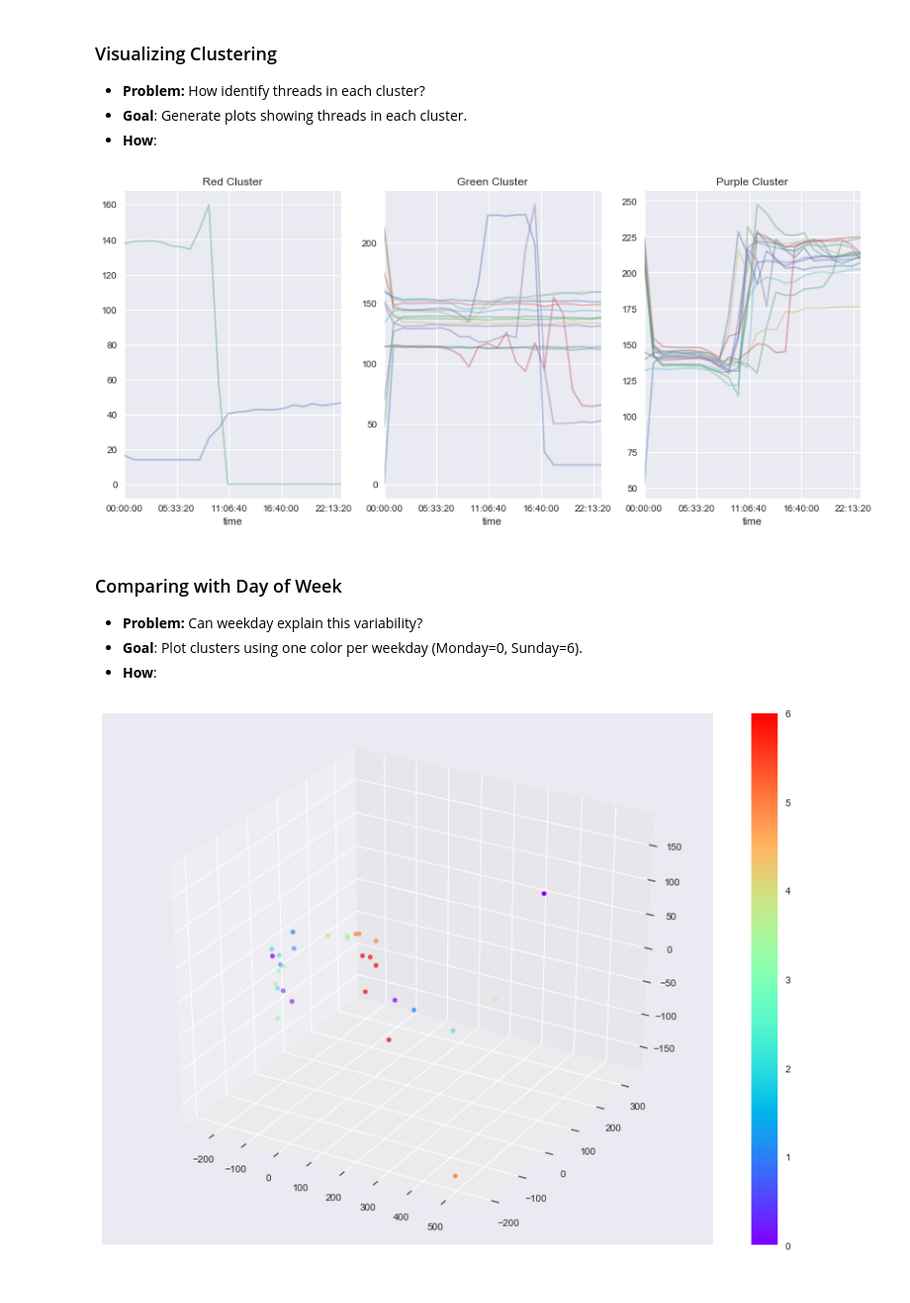
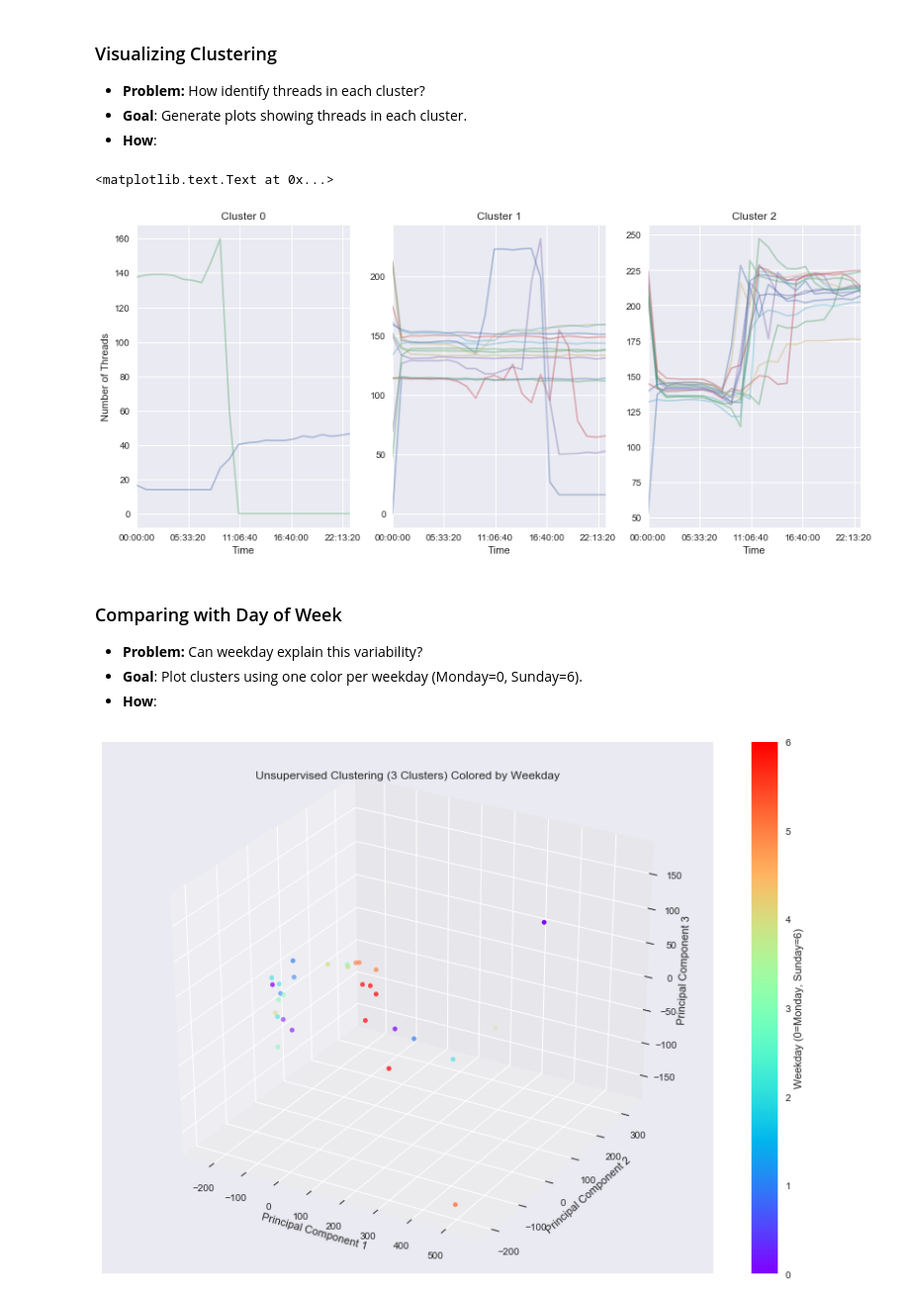
Before and after one commit to ranophoenix/jvmthreadparser, a Jupyter notebook: Thread Analysis.ipynb, the cells around one changed output. Shown: that part at 99% size. Cells and saved outputs as stored; diff of their text form; code cells hidden in the pictures.

Commit message:
Axis labeling

```diff
--- a/Thread Analysis.ipynb
+++ b/Thread Analysis.ipynb
@@ -134,11 +154,16 @@ pivoted.T[labels == 0].T.plot(legend=False, alpha=0.4, ax=ax[0]);
 pivoted.T[labels == 1].T.plot(legend=False, alpha=0.4, ax=ax[1]);
 pivoted.T[labels == 2].T.plot(legend=False, alpha=0.4, ax=ax[2]);
 
-ax[0].set_title('Red Cluster')
-ax[1].set_title('Green Cluster');
-ax[2].set_title('Purple Cluster');
+ax[0].set_title('Cluster 0')
+ax[0].set_xlabel('Time')
+ax[0].set_ylabel('Number of Threads')
+ax[1].set_title('Cluster 1');
+ax[1].set_xlabel('Time')
+ax[2].set_title('Cluster 2');
+ax[2].set_xlabel('Time')
 # %% [output]
+<matplotlib.text.Text at 0x...>
-[figure, old version]
+[figure, new version]
 # %% [markdown]
 ### Comparing with Day of Week
 
@@ -150,7 +175,12 @@ dayofweek = pd.DatetimeIndex(pivoted.columns).dayofweek
 # %%
 fig = plt.figure(figsize=(14, 10))
 ax = fig.add_subplot(111, projection='3d')
 p = ax.scatter(X2[:, 0], X2[:, 1],  X2[:, 2], c=dayofweek, cmap='rainbow')
-fig.colorbar(p);
+ax.set_title('Unsupervised Clustering (3 Clusters) Colored by Weekday')
+ax.set_xlabel('Principal Component 1')
+ax.set_ylabel('Principal Component 2')
+ax.set_zlabel('Principal Component 3');
+colorbar = fig.colorbar(p)
+colorbar.set_label('Weekday (0=Monday, Sunday=6)')
 # %% [output]
-[figure, old version]
+[figure, new version]
```
Also changed, not shown: parts of 7 cells of this notebook.
